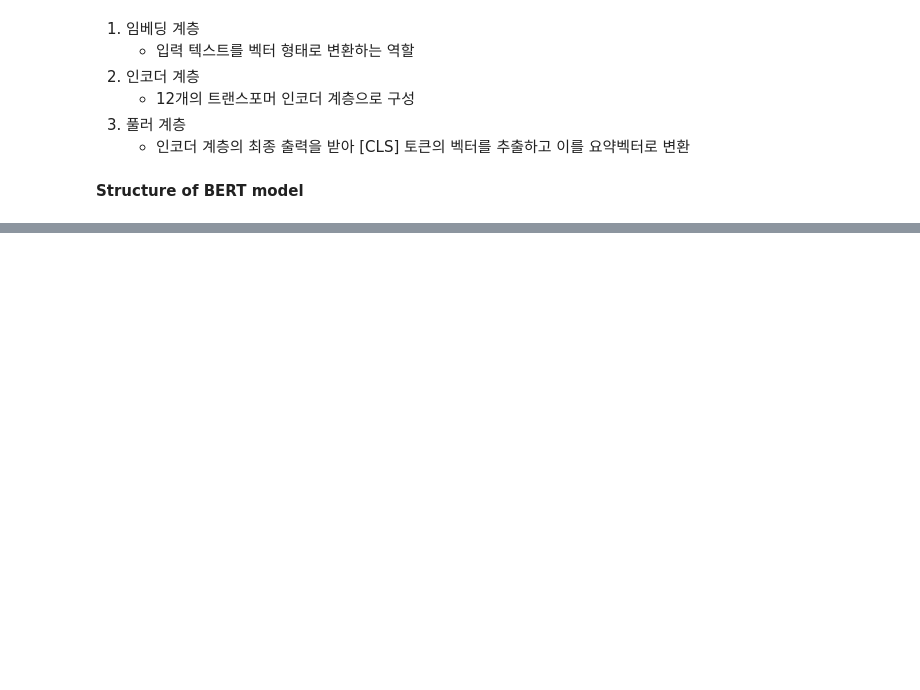
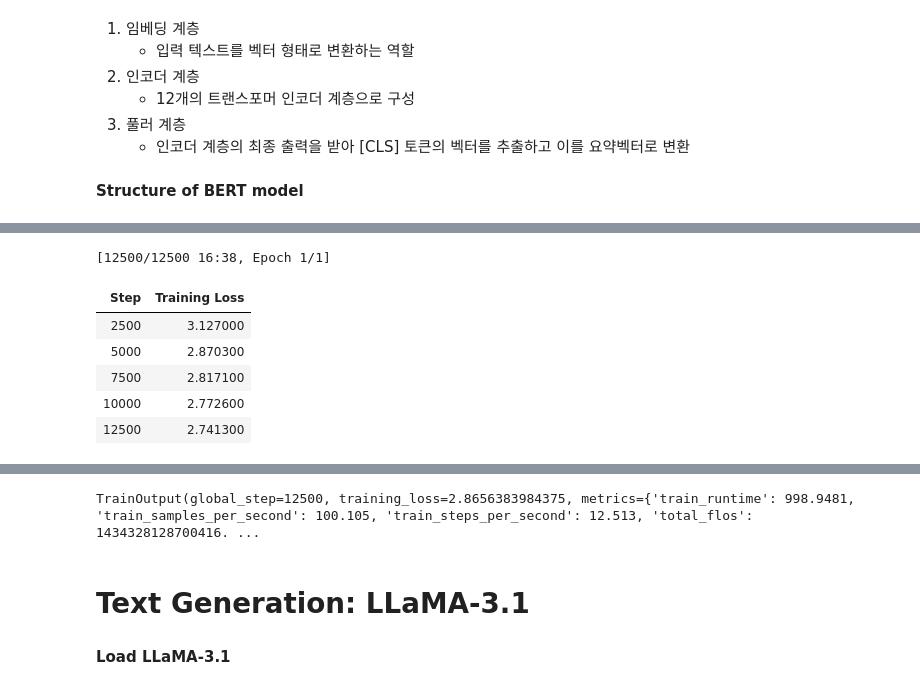
Before and after one commit to JYKai/hugging-face, a Jupyter notebook: 003_NLP/003_NLP.ipynb, the cells around one changed output, grey strips where cells are left out. Cells and saved outputs as stored; diff of their text form; code cells hidden in the pictures; blank space fills up the shorter version.

```diff
--- a/003_NLP/003_NLP.ipynb
+++ b/003_NLP/003_NLP.ipynb
@@ -92,0 +899,4 @@ L activation
+# %%
+model_name = "KETI-AIR/long-ke-t5-small"
+tokenizer = T5TokenizerFast.from_pretrained(model_name)
+model = T5ForConditionalGeneration.from_pretrained(model_name)
@@ -92,0 +907,2 @@ L activation
+# %%
+dataset = load_dataset("Helsinki-NLP/opus-100", "en-ko")
@@ -92,0 +913,6 @@ L activation
+# %%
+processed_dataset = dataset.map(
+    lambda example: preprocess_data(example, tokenizer),
+    batched=True,
+    remove_columns=dataset["train"].column_names
+)
@@ -92,0 +953,25 @@ L activation
+# %%
+seq2seq_collator = DataCollatorForSeq2Seq(
+    tokenizer=tokenizer,
+    padding="longest",
+    return_tensors="pt"
+)
+
+training_arguments = Seq2SeqTrainingArguments(
+    output_dir="t5-translation",
+    per_device_train_batch_size=8,
+    per_device_eval_batch_size=16,
+    learning_rate=5e-5,
+    num_train_epochs=1,
+    eval_steps=2500,
+    logging_steps=2500,
+    seed=42
+)
+
+trainer = Seq2SeqTrainer(
+    model=model,
+    args=training_arguments,
+    data_collator=seq2seq_collator,
+    train_dataset=processed_dataset["train"].select(range(100000)),
+    eval_dataset=processed_dataset["validation"].select(range(1000))
+)
@@ -92,0 +995,10 @@ L activation
+# %%
+trainer.train()
+# %% [output]
+[12500/12500 16:38, Epoch 1/1]
+| Step | Training Loss |
+| 2500 | 3.127000 |
+| 5000 | 2.870300 |
+| 7500 | 2.817100 |
+| 10000 | 2.772600 |
+| 12500 | 2.741300 |
@@ -92,0 +1022,5 @@ L activation
+TrainOutput(global_step=12500, training_loss=2.8656383984375, metrics={'train_runtime': 998.9481, 'train_samples_per_second': 100.105, 'train_steps_per_second': 12.513, 'total_flos': 1434328128700416. ...
+# %% [markdown]
+# Text Generation: LLaMA-3.1
+# %% [markdown]
+**Load LLaMA-3.1**
```
Also changed, not shown: parts of 136 cells of this notebook.
